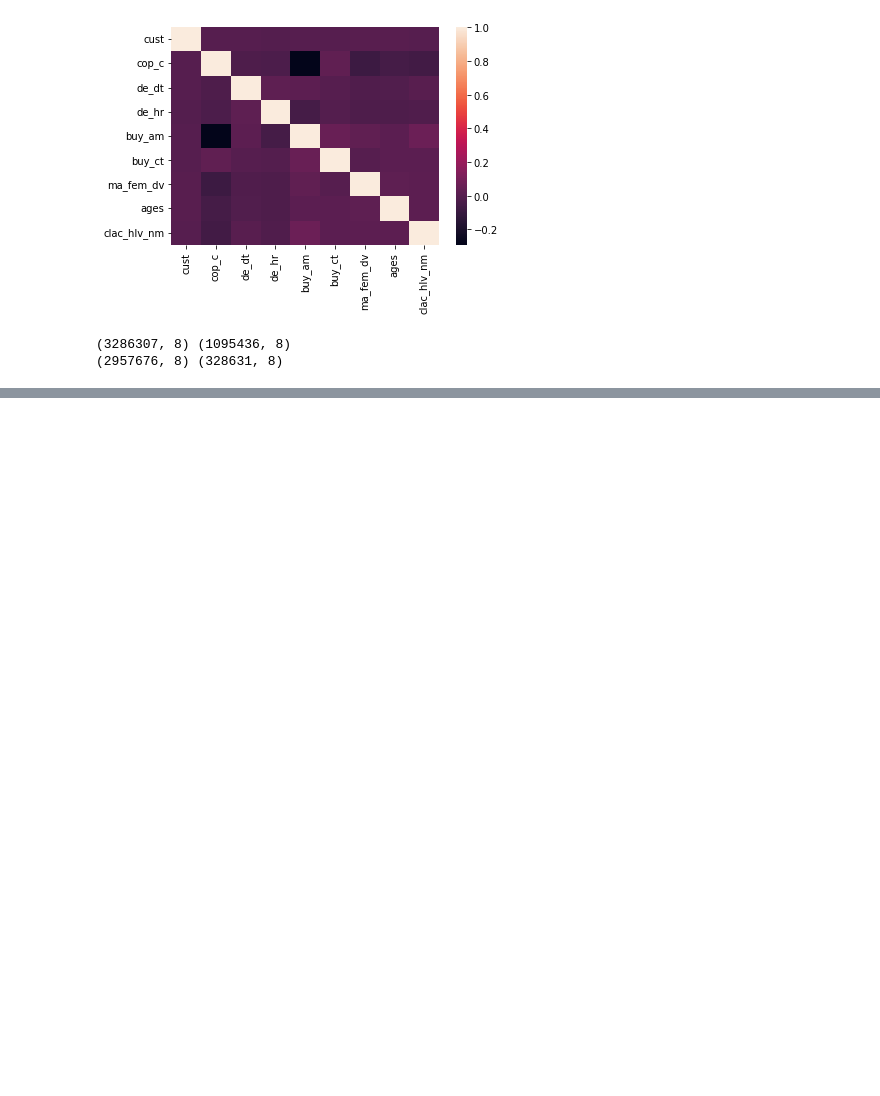
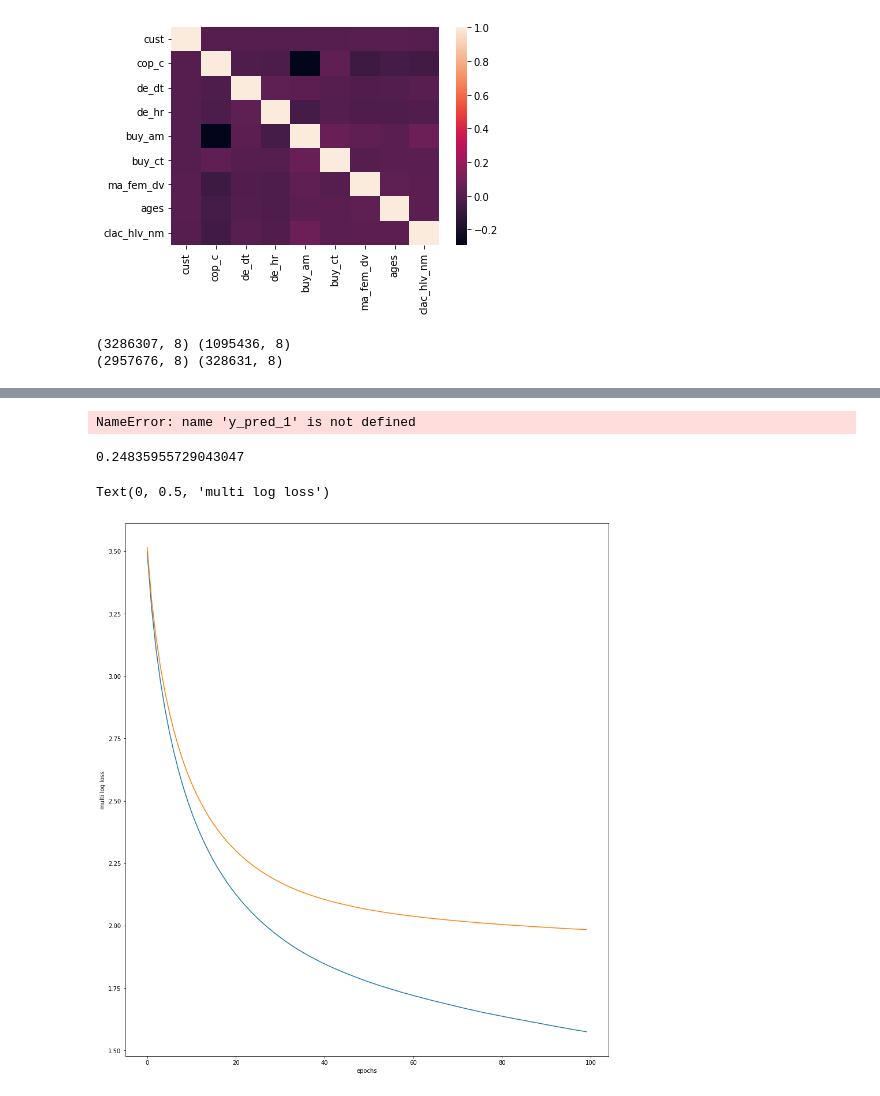
Before and after one commit to kch8906/kubeflow-xgboost-recommendation, a Jupyter notebook: 01.xgboost_recommendation.ipynb, the cells around one changed output, grey strips where cells are left out. Saved outputs shown, nothing was run; the diff lists cells and outputs as text; code cells hidden in the pictures; blank space fills up the shorter version.

```diff
--- a/01.xgboost_recommendation.ipynb
+++ b/01.xgboost_recommendation.ipynb
@@ -95,6 +170,7 @@ num_rounds = 500
 # %%
 eval_list = [(dtr,'train'),(dval,'eval')]
+evals_result = {}
 
 xgb_model = xgb.train(params = params , dtrain=dtr , num_boost_round=num_rounds, \
-                      early_stopping_rounds=50, evals=eval_list)
+                      early_stopping_rounds=50, evals=eval_list, evals_result=evals_result )
 # %% [output]
@@ -129,0 +235,8 @@ accuracy
+# %%
+print(accuracy_score(y_test, y_pred_1))
+print(accuracy_score(y_test, y_pred_2))
+print(accuracy_score(y_test, y_pred_3))
+print(accuracy_score(y_test, y_pred_4))
+print(accuracy_score(y_test, y_pred_5))
+# %% [output]
+NameError: name 'y_pred_1' is not defined
@@ -129,0 +252,4 @@ accuracy
+# %%
+print(accuracy_score(y_test, sum_pred))
+# %% [output]
+0.24835955729043047
@@ -129,0 +258,11 @@ accuracy
+# %%
+import matplotlib.pyplot as plt
+
+fig = plt.figure(figsize=(15, 17))
+plt.plot(evals_result['train']['mlogloss'])
+plt.plot(evals_result['eval']['mlogloss'])
+plt.xlabel('epochs')
+plt.ylabel('multi log loss')
+# %% [output]
+Text(0, 0.5, 'multi log loss')
+[figure, added]
```
Also changed, not shown: parts of 23 cells of this notebook, 12 other files.
